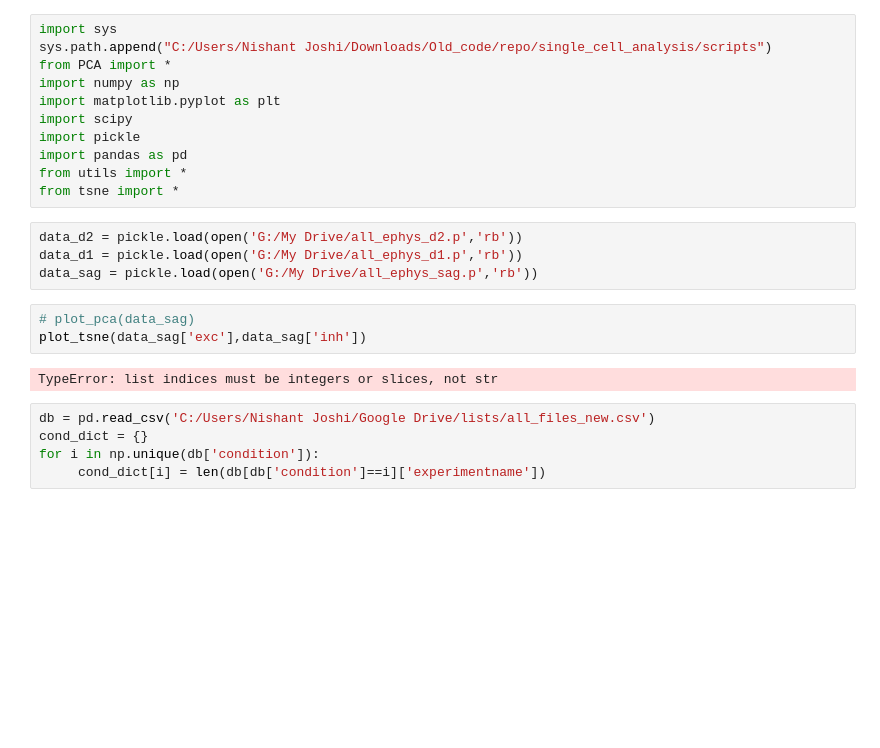
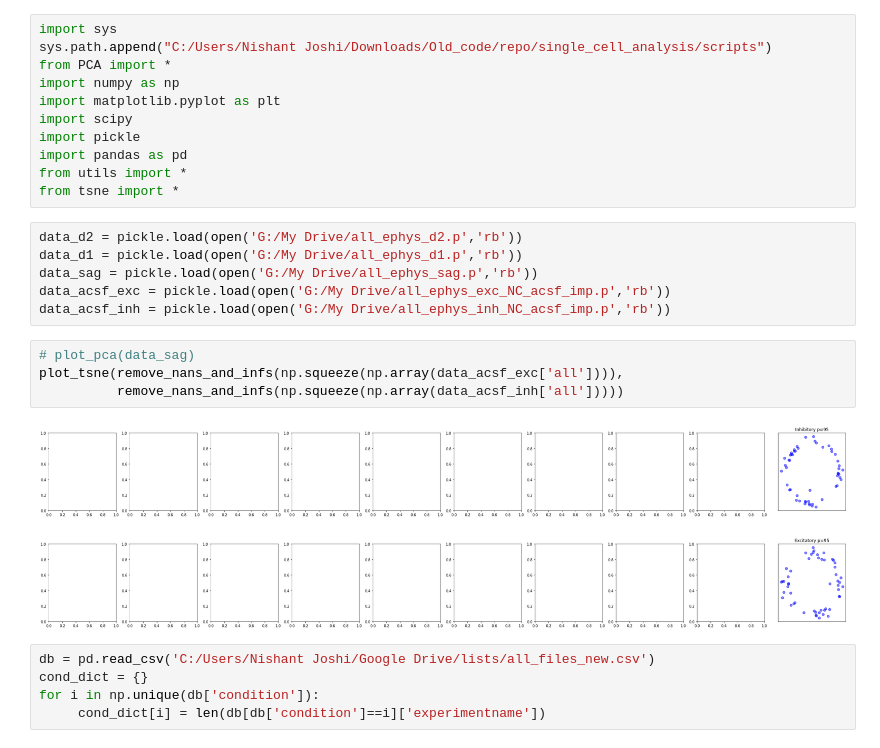
Before and after one commit to Nishant-codex/single_cell_analysis, a Jupyter notebook: notebooks/cluster.ipynb, the cells around one changed output. Cells and saved outputs as stored; diff of their text form; blank space fills up the shorter version.

```diff
--- a/notebooks/cluster.ipynb
+++ b/notebooks/cluster.ipynb
@@ -13,11 +13,15 @@ from tsne import *
 data_d2 = pickle.load(open('G:/My Drive/all_ephys_d2.p','rb'))
 data_d1 = pickle.load(open('G:/My Drive/all_ephys_d1.p','rb'))
 data_sag = pickle.load(open('G:/My Drive/all_ephys_sag.p','rb'))
+data_acsf_exc = pickle.load(open('G:/My Drive/all_ephys_exc_NC_acsf_imp.p','rb'))
+data_acsf_inh = pickle.load(open('G:/My Drive/all_ephys_inh_NC_acsf_imp.p','rb'))
-# %%
-# plot_pca(data_sag)
-plot_tsne(data_sag['exc'],data_sag['inh'])
-# %% [output]
-TypeError: list indices must be integers or slices, not str
+# %%
+# plot_pca(data_sag)
+plot_tsne(remove_nans_and_infs(np.squeeze(np.array(data_acsf_exc['all']))),
+          remove_nans_and_infs(np.squeeze(np.array(data_acsf_inh['all']))))
+# %% [output]
+[figure, added]
+[figure, added]
 # %%
 db = pd.read_csv('C:/Users/Nishant Joshi/Google Drive/lists/all_files_new.csv')
 cond_dict = {}
```
Also changed, not shown: 3 other files.
